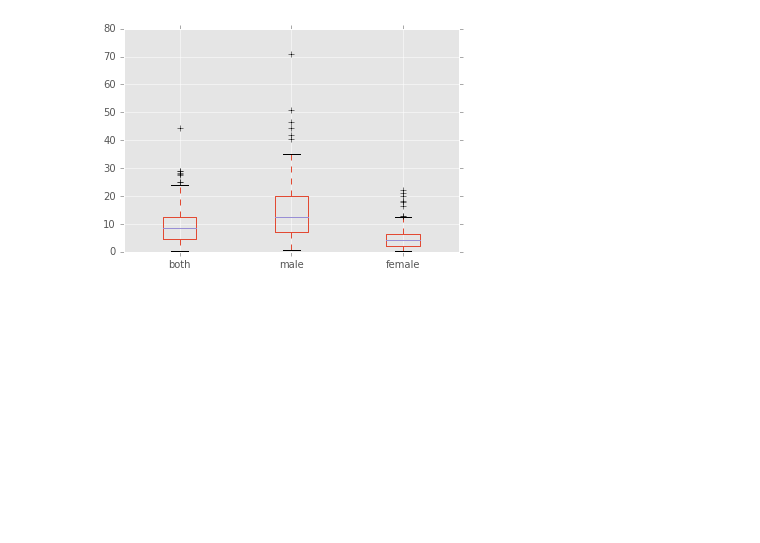
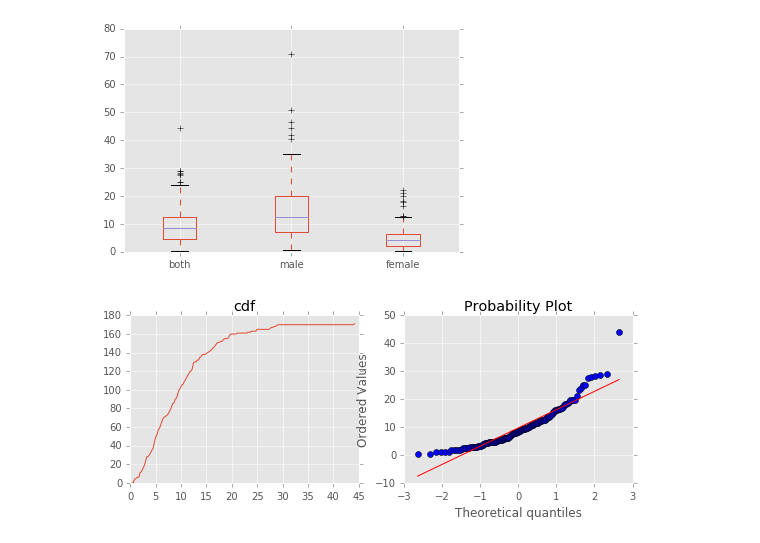
Before and after one commit to grehujt/SmallPythonProjects, a Jupyter notebook: jupyterNotebooks/LinearRegression/LinearRegression.ipynb, the cells around one changed output. Cells and saved outputs as stored; diff of their text form; code cells hidden in the pictures; blank space fills up the shorter version.

```diff
--- a/jupyterNotebooks/LinearRegression/LinearRegression.ipynb
+++ b/jupyterNotebooks/LinearRegression/LinearRegression.ipynb
@@ -44,3 +45,32 @@ The default value for 'return_type' will change to 'axes' in a future release.
  To keep the previous behavior and silence this warning, set return_type='dict'.
   app.launch_new_instance()
 [figure]
+# %%
+def plot_cdf(data, plot_range=None, scale_to=None, **kwargs):
+    num_bins = len(data)
+    sorted_data = np.array(sorted(data), dtype=np.float64)
+    data_range = sorted_data[-1] - sorted_data[0]
+    counts, bin_edges = np.histogram(sorted_data, bins=num_bins)
+    xvalues = bin_edges[1:]
+    yvalues = np.cumsum(counts)
+    if plot_range is None:
+        xmin = sorted_data[0]
+        xmax = sorted_data[-1]
+    else:
+        xmin, xmax = plot_range
+    #pad the arrays
+    xvalues = np.concatenate([[xmin, xvalues[0]], xvalues, [xmax]])
+    yvalues = np.concatenate([[0.0, 0.0], yvalues, [yvalues.max()]])
+    if scale_to is not None:
+        yvalues = yvalues / len(data) * scale_to
+    #print xvalues.shape, yvalues.shape
+    return plt.plot(xvalues, yvalues, **kwargs)
+# %%
+plt.figure(figsize=(9, 3))
+plt.subplot(1, 2, 1)
+plot_cdf(rates['both'])
+plt.title('cdf')
+plt.subplot(1, 2, 2)
+_ = st.probplot(rates['both'], dist='norm', plot=plt)
+# %% [output]
+[figure, added]
```
Also changed, not shown: parts of 4 cells of this notebook, 1 other file.
